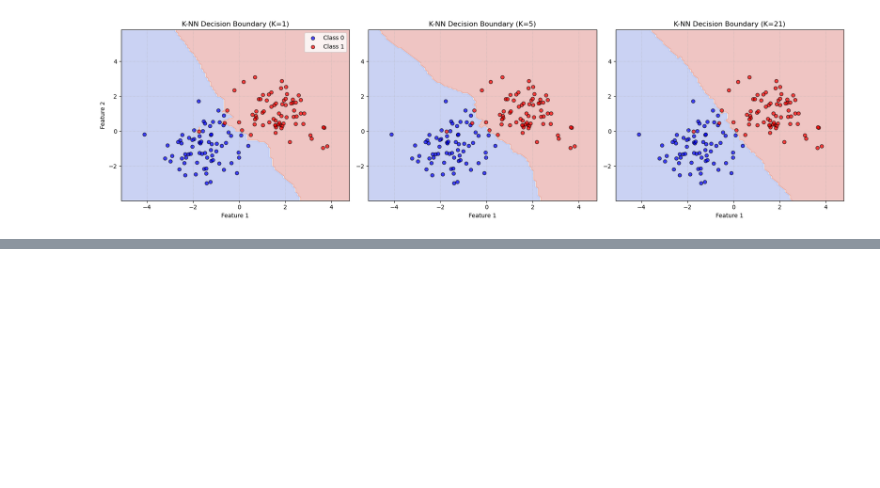
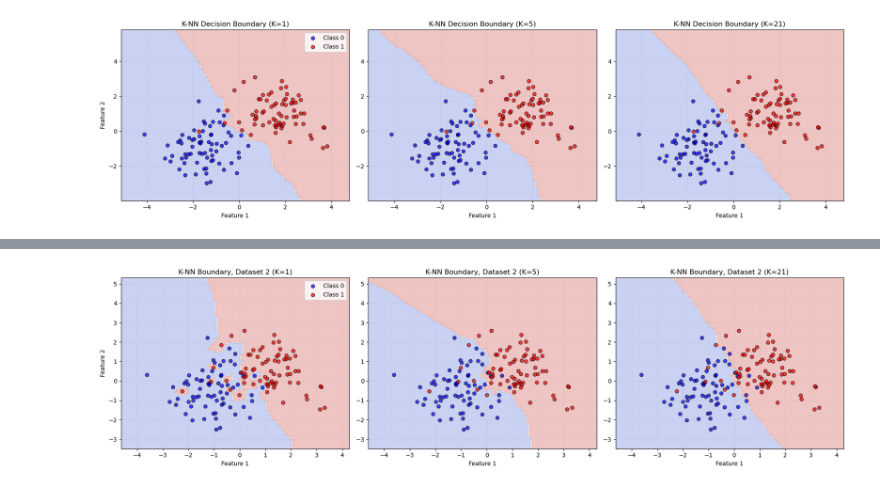
Before and after one commit to VirajBPatel22/DAU-MTech-Journey, a Jupyter notebook: sem 1/Machine Learning/Lab/lab 6/202611047_lab6.ipynb, the cells around one changed output, grey strips where cells are left out. Saved outputs shown, nothing was run; the diff lists cells and outputs as text; code cells hidden in the pictures; blank space fills up the shorter version.

```diff
--- a/sem 1/Machine Learning/Lab/lab 6/202611047_lab6.ipynb
+++ b/sem 1/Machine Learning/Lab/lab 6/202611047_lab6.ipynb
@@ -177,0 +253,19 @@ plt.show()
+# %%
+xmin, xmax = Xb[:,0].min()-1, Xb[:,0].max()+1
+ymin, ymax = Xb[:,1].min()-1, Xb[:,1].max()+1
+xxb, yyb = np.meshgrid(np.arange(xmin, xmax, 0.1), np.arange(ymin, ymax, 0.1))
+mesh_b = np.c_[xxb.ravel(), yyb.ravel()]
+
+plt.figure(figsize=(18, 5))
+for i, k in enumerate([1, 5, 21], 1):
+    plt.subplot(1, 3, i)
+    Z = knn_predict(xb_train, yb_train, mesh_b, k).reshape(xxb.shape)
+    plt.contourf(xxb, yyb, Z, alpha=0.3, cmap=plt.cm.coolwarm)
+    plt.scatter(xb_train[yb_train==0][:,0], xb_train[yb_train==0][:,1], c='blue', edgecolors='k', alpha=0.7, label='Class 0')
+    plt.scatter(xb_train[yb_train==1][:,0], xb_train[yb_train==1][:,1], c='red',  edgecolors='k', alpha=0.7, label='Class 1')
+    plt.title(f'K-NN Boundary, Dataset 2 (K={k})'); plt.xlabel('Feature 1')
+    if i == 1: plt.ylabel('Feature 2'); plt.legend()
+    plt.grid(True, linestyle=':', alpha=0.6)
+plt.tight_layout(); plt.show()
+# %% [output]
+[figure, added]
```
Also changed, not shown: parts of 12 cells of this notebook, 32 other files.
